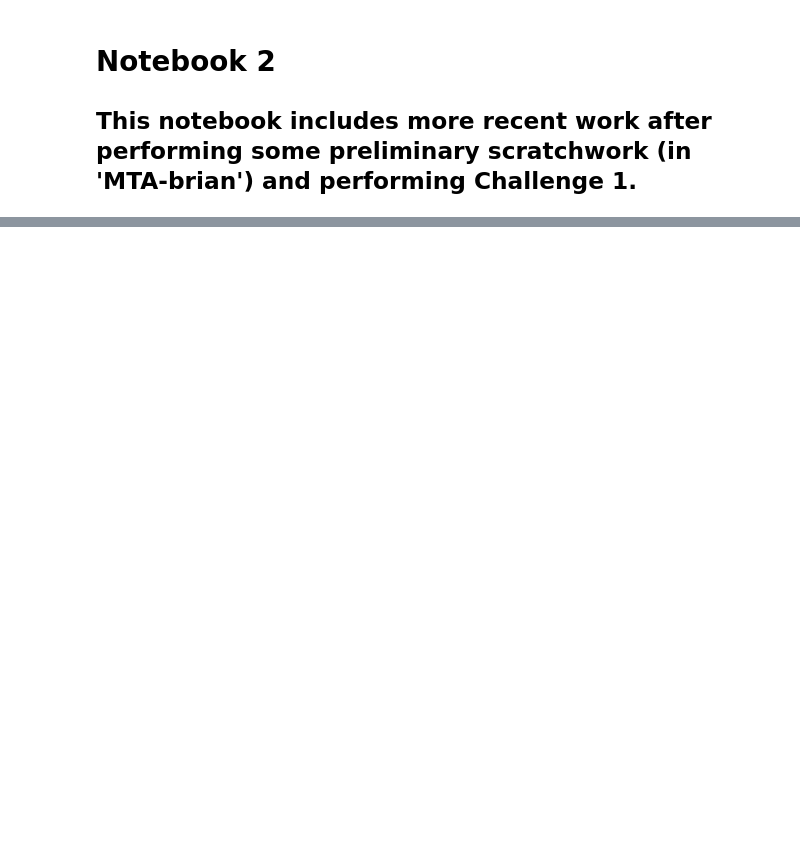
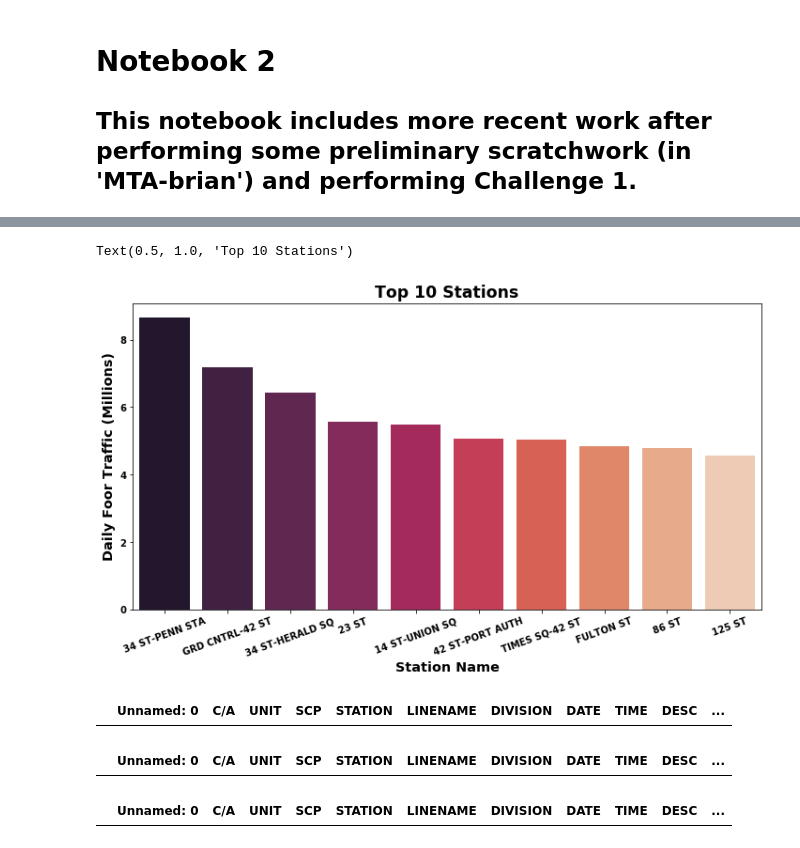
Before and after one commit to manyshapes/MTA-Ridership-Time-Analysis, a Jupyter notebook: MTA-brian-200703.ipynb, the cells around one changed output, grey strips where cells are left out. Saved outputs shown, nothing was run; the diff lists cells and outputs as text; code cells hidden in the pictures; blank space fills up the shorter version.

```diff
--- a/MTA-brian-200703.ipynb
+++ b/MTA-brian-200703.ipynb
@@ -197,2 +149,13 @@ maxFoottraffic(df_june20)
 # %%
 # Next step is to take sum of three data sets and take top 10 as a figure.
+
+total_foottraffic = df_dec19_foottraffic.set_index('STATION').\
+    join(df_june20_foottraffic.set_index('STATION'), lsuffix = '_DEC').\
+    join(df_mar20_foottraffic.set_index('STATION'), lsuffix = '_JUNE', rsuffix = '_MAR')
+
+total_foottraffic['DAILY_FOOTTRAFFIC_TOTAL'] = total_foottraffic['DAILY_FOOTTRAFFIC_DEC'] +\
+    total_foottraffic['DAILY_FOOTTRAFFIC_JUNE'] + total_foottraffic['DAILY_FOOTTRAFFIC_MAR']
+
+total_foottraffic = total_foottraffic.sort_values('DAILY_FOOTTRAFFIC_TOTAL', ascending=False).head(10).reset_index()
+
+total_foottraffic
@@ -198,0 +174,28 @@ maxFoottraffic(df_june20)
+# %%
+plt.figure(figsize=[12, 6])
+
+ax1 = sns.barplot(x = 'STATION', y = total_foottraffic['DAILY_FOOTTRAFFIC_TOTAL']/1e6,
+                  data=total_foottraffic,
+                  palette="rocket",)
+plt.xticks(rotation=20)
+ax1.set_xlabel('Station Name', fontdict=font, fontsize='x-large')
+ax1.set_ylabel('Daily Foor Traffic (Millions)', fontdict=font, fontsize='x-large')
+plt.title('Top 10 Stations', fontdict=font, fontsize='xx-large')
+# %% [output]
+Text(0.5, 1.0, 'Top 10 Stations')
+[figure, added]
+# %%
+no_good_dec = df_dec19[df_dec19['FOOTTRAFFIC']< 0]
+no_good_dec
+# %% [output]
+|  | Unnamed: 0 | C/A | UNIT | SCP | STATION | LINENAME | DIVISION | DATE | TIME | DESC | ... |
+# %%
+no_good_june = df_june20[df_june20['FOOTTRAFFIC'] < 0]
+no_good_june
+# %% [output]
+|  | Unnamed: 0 | C/A | UNIT | SCP | STATION | LINENAME | DIVISION | DATE | TIME | DESC | ... |
+# %%
+no_good_mar = df_mar20[df_mar20['FOOTTRAFFIC'] < 0]
+no_good_mar
+# %% [output]
+|  | Unnamed: 0 | C/A | UNIT | SCP | STATION | LINENAME | DIVISION | DATE | TIME | DESC | ... |
```
Also changed, not shown: parts of 9 cells of this notebook.
